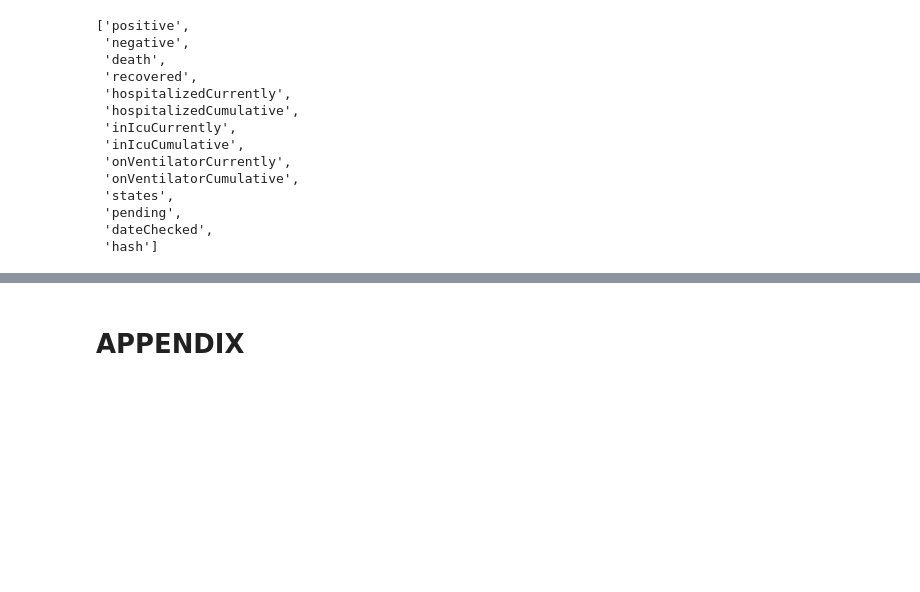
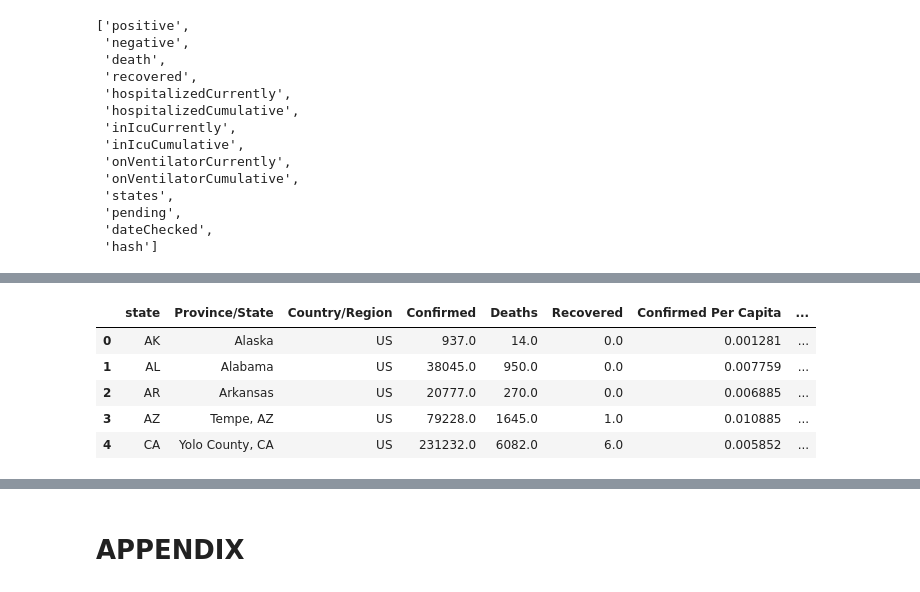
Before and after one commit to jirvingphd/playing-with-coronavirus-data, a Jupyter notebook: coronavirus-v2-post-classes.ipynb, the cells around one changed output, grey strips where cells are left out. Drawn from its saved outputs; the diff is of its cells as text; code cells hidden in the pictures; blank space fills up the shorter version.

```diff
--- a/coronavirus-v2-post-classes.ipynb
+++ b/coronavirus-v2-post-classes.ipynb
@@ -451,0 +484,11 @@ covid.columns_us['good']
+# %%
+## Get maximum value for cases by state
+max_corona = df_states.groupby('state').max().reset_index()
+max_corona.head()
+# %% [output]
+|  | state | Province/State | Country/Region | Confirmed | Deaths | Recovered | Confirmed Per Capita | ... |
+| 0 | AK | Alaska | US | 937.0 | 14.0 | 0.0 | 0.001281 | ... |
+| 1 | AL | Alabama | US | 38045.0 | 950.0 | 0.0 | 0.007759 | ... |
+| 2 | AR | Arkansas | US | 20777.0 | 270.0 | 0.0 | 0.006885 | ... |
+| 3 | AZ | Tempe, AZ | US | 79228.0 | 1645.0 | 1.0 | 0.010885 | ... |
+| 4 | CA | Yolo County, CA | US | 231232.0 | 6082.0 | 6.0 | 0.005852 | ... |
```
Also changed, not shown: parts of 44 cells of this notebook, 4 other files.
